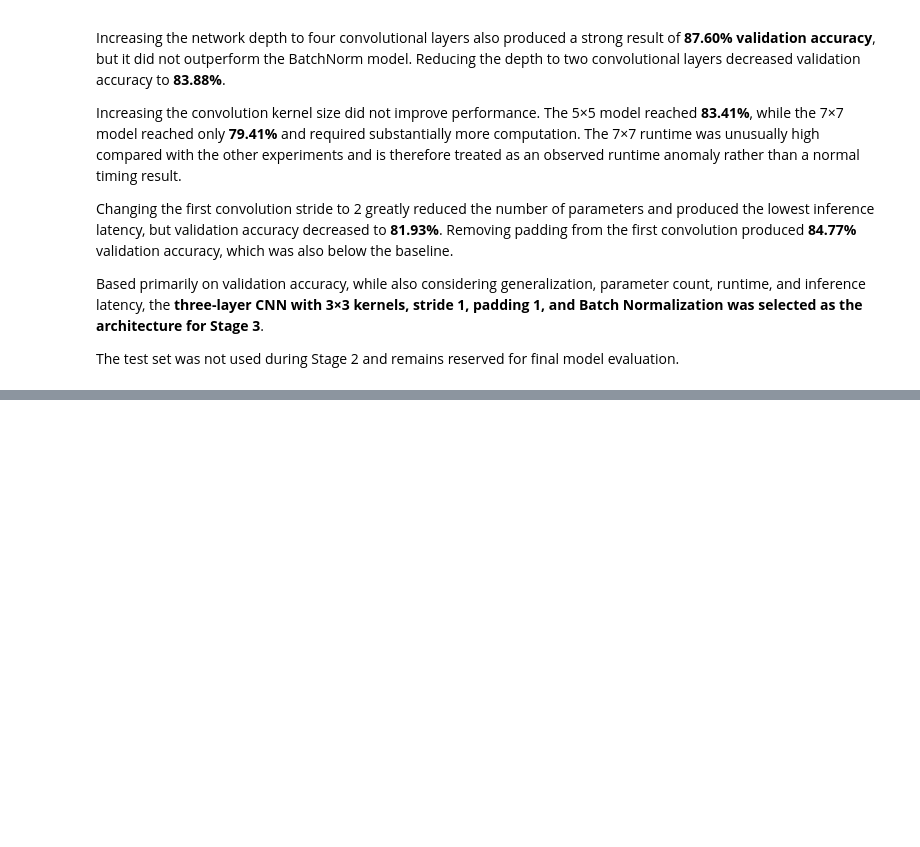
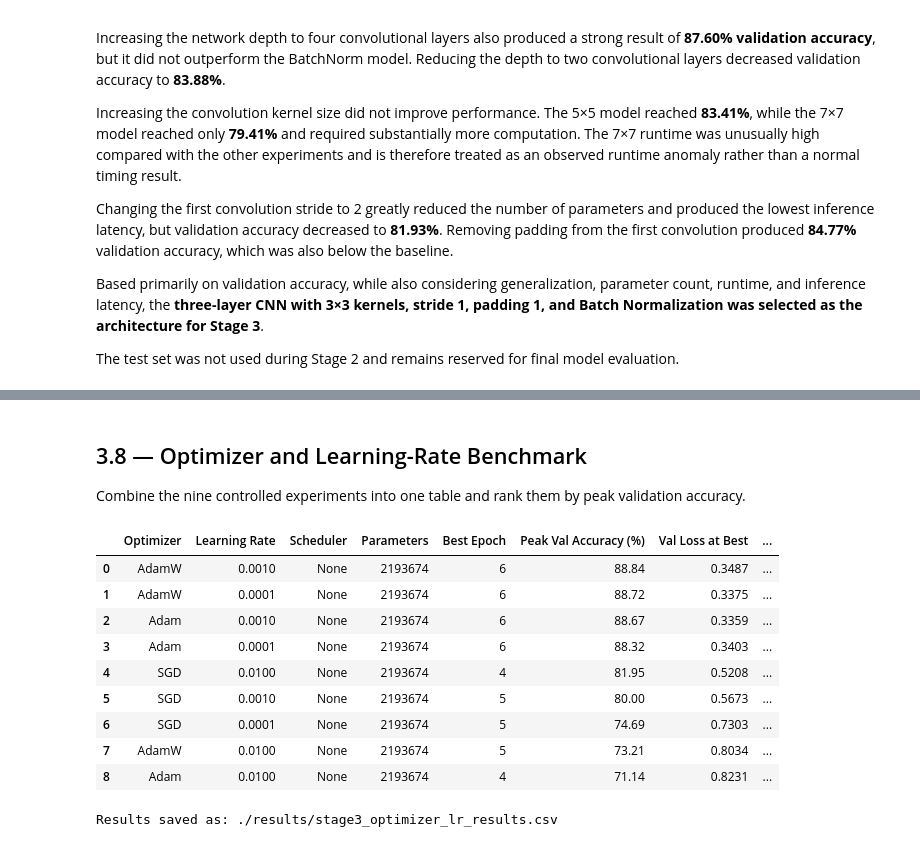
Before and after one commit to amarfarshoukh/EuroSAT_Project, a Jupyter notebook: notebooks/EuroSAT_Project.ipynb, the cells around one changed output, grey strips where cells are left out. Drawn from its saved outputs; the diff is of its cells as text; code cells hidden in the pictures; blank space fills up the shorter version.

```diff
--- a/notebooks/EuroSAT_Project.ipynb
+++ b/notebooks/EuroSAT_Project.ipynb
@@ -1352,0 +1818,41 @@ The test set was not used during Stage 2 and remains reserved for final model ev
+# %% [markdown]
+## 3.8 — Optimizer and Learning-Rate Benchmark
+
+Combine the nine controlled experiments into one table and rank them by peak validation accuracy.
+# %%
+stage3_table = pd.DataFrame(stage3_results)
+
+stage3_table = stage3_table.sort_values(
+    by=[
+        'Peak Val Accuracy (%)',
+        'Val Loss at Best'
+    ],
+    ascending=[
+        False,
+        True
+    ]
+).reset_index(drop=True)
+
+display(stage3_table)
+
+stage3_table.to_csv(
+    './results/stage3_optimizer_lr_results.csv',
+    index=False
+)
+
+print(
+    "Results saved as:",
+    "./results/stage3_optimizer_lr_results.csv"
+)
+# %% [output]
+|  | Optimizer | Learning Rate | Scheduler | Parameters | Best Epoch | Peak Val Accuracy (%) | Val Loss at Best | ... |
+| 0 | AdamW | 0.0010 | None | 2193674 | 6 | 88.84 | 0.3487 | ... |
+| 1 | AdamW | 0.0001 | None | 2193674 | 6 | 88.72 | 0.3375 | ... |
+| 2 | Adam | 0.0010 | None | 2193674 | 6 | 88.67 | 0.3359 | ... |
+| 3 | Adam | 0.0001 | None | 2193674 | 6 | 88.32 | 0.3403 | ... |
+| 4 | SGD | 0.0100 | None | 2193674 | 4 | 81.95 | 0.5208 | ... |
+| 5 | SGD | 0.0010 | None | 2193674 | 5 | 80.00 | 0.5673 | ... |
+| 6 | SGD | 0.0001 | None | 2193674 | 5 | 74.69 | 0.7303 | ... |
+| 7 | AdamW | 0.0100 | None | 2193674 | 5 | 73.21 | 0.8034 | ... |
+| 8 | Adam | 0.0100 | None | 2193674 | 4 | 71.14 | 0.8231 | ... |
+Results saved as: ./results/stage3_optimizer_lr_results.csv
```
Also changed, not shown: parts of 24 cells of this notebook, 5 other files.
